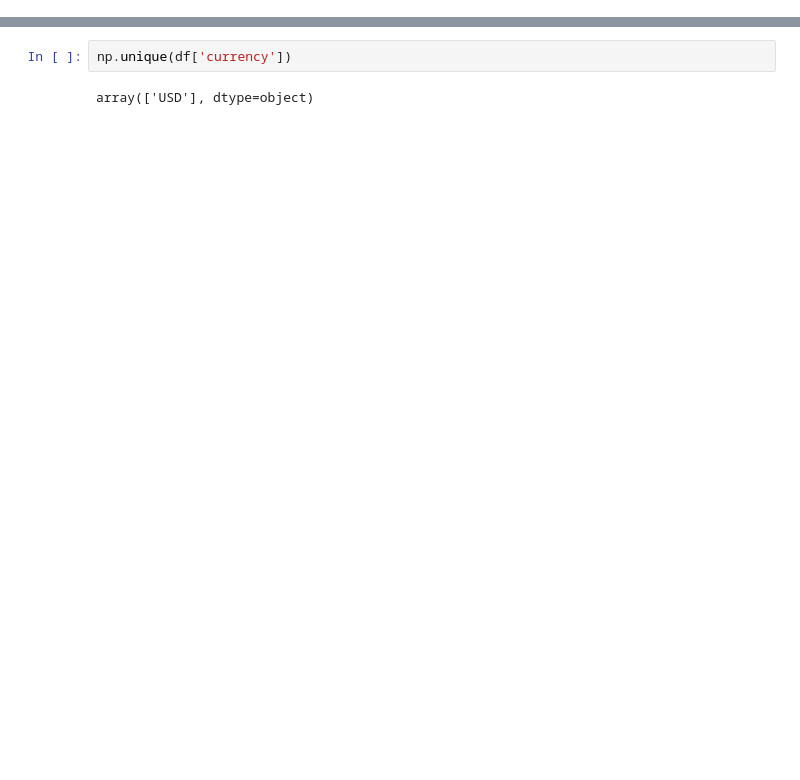
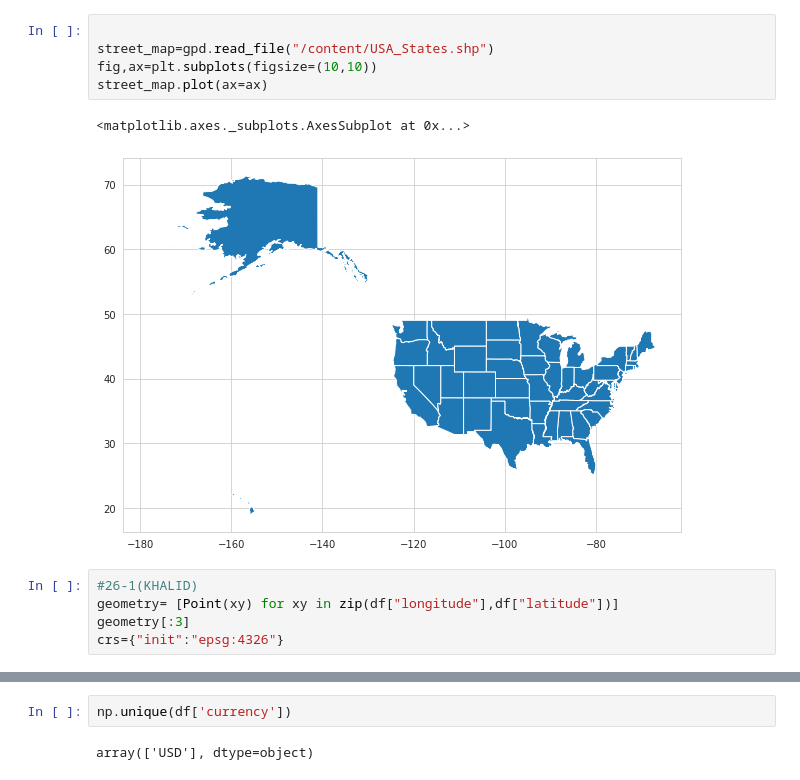
Before and after one commit to khalidakram07/Real-Estate, a Jupyter notebook: realestate.ipynb, the cells around one changed output, grey strips where cells are left out. Saved outputs shown, nothing was run; the diff lists cells and outputs as text; blank space fills up the shorter version.

```diff
--- a/realestate.ipynb
+++ b/realestate.ipynb
@@ -35,0 +364,13 @@ STEP2: Finding missing data
+# %%
+
+street_map=gpd.read_file("/content/USA_States.shp")
+fig,ax=plt.subplots(figsize=(10,10))
+street_map.plot(ax=ax)
+# %% [output]
+<matplotlib.axes._subplots.AxesSubplot at 0x...>
+[figure, added]
+# %%
+#26-1(KHALID)
+geometry= [Point(xy) for xy in zip(df["longitude"],df["latitude"])]
+geometry[:3]
+crs={"init":"epsg:4326"}
```
Also changed, not shown: parts of 140 cells of this notebook.
